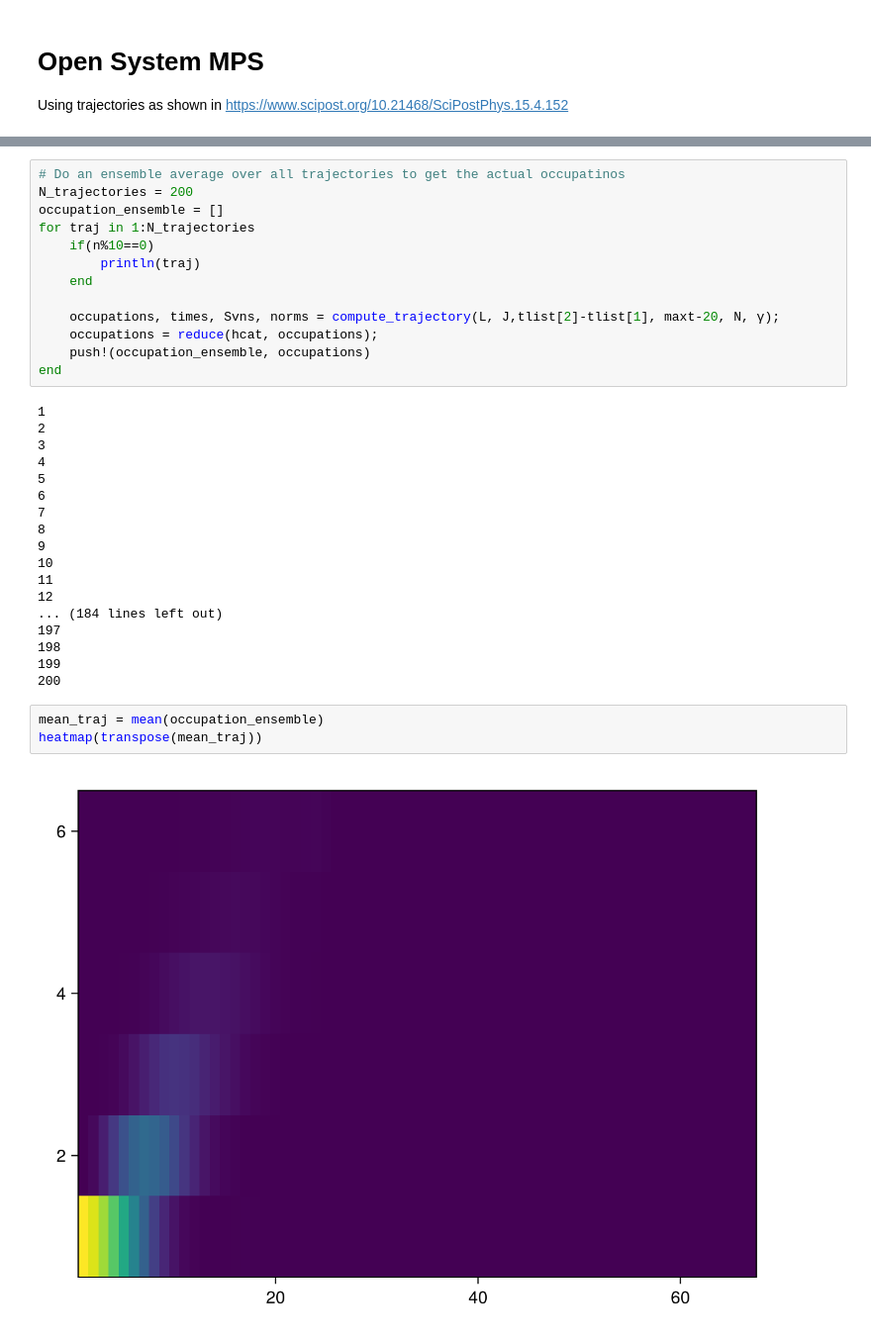
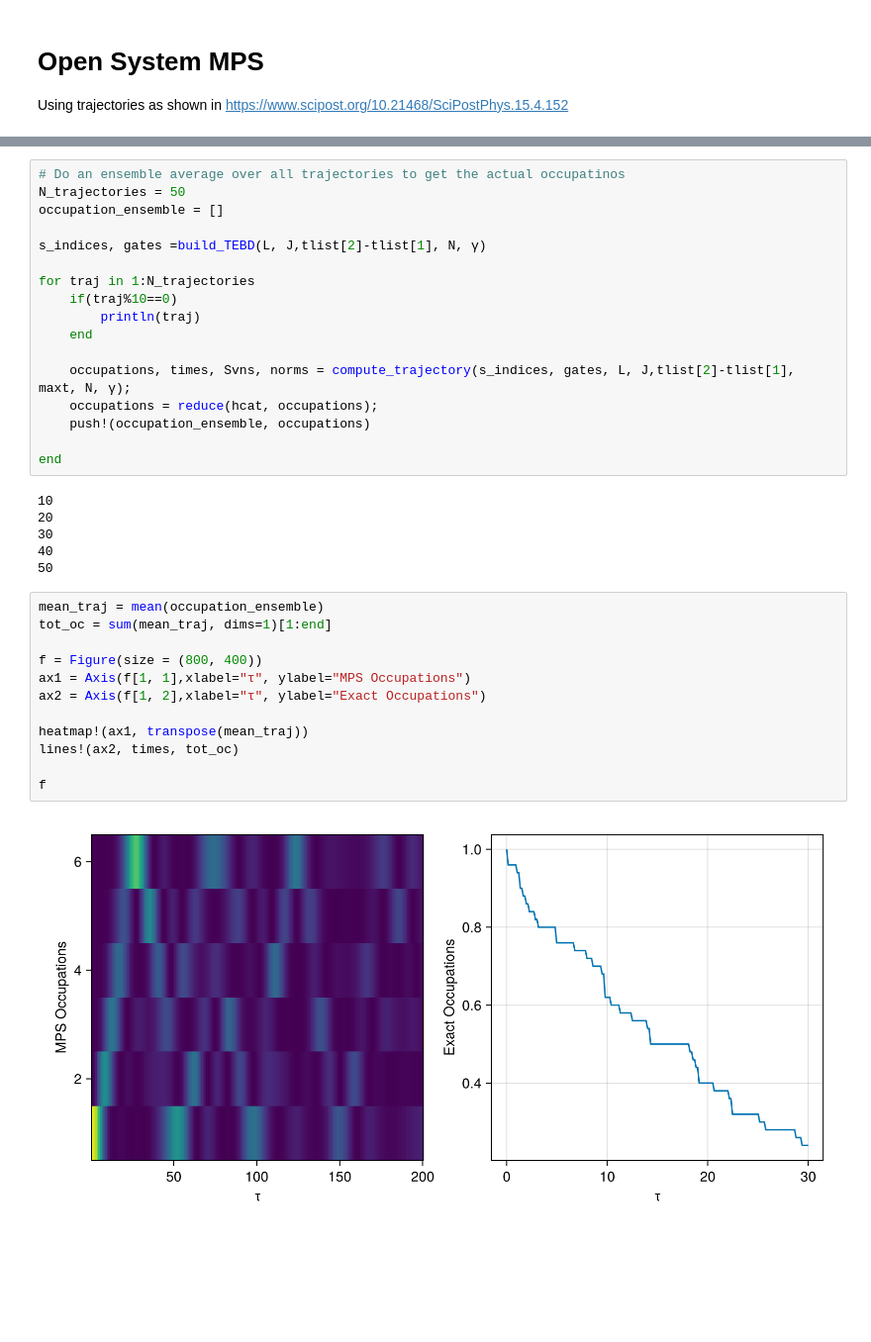
Before and after one commit to Ssalazar12/open_system_tn, a Jupyter notebook: notebooks/tight_binding_open.ipynb, the cells around one changed output, grey strips where cells are left out. Shown at 99% size. Saved outputs shown, nothing was run; the diff lists cells and outputs as text; blank space fills up the shorter version.

Commit message:
worked on the tensor network trajectories code

```diff
--- a/notebooks/tight_binding_open.ipynb
+++ b/notebooks/tight_binding_open.ipynb
@@ -317,36 +349,37 @@ lines(times, real(norms))
 # %%
 # Do an ensemble average over all trajectories to get the actual occupatinos
-N_trajectories = 200
+N_trajectories = 50
 occupation_ensemble = []
+
+s_indices, gates =build_TEBD(L, J,tlist[2]-tlist[1], N, γ)
+
 for traj in 1:N_trajectories
-    if(n%10==0)
+    if(traj%10==0)
         println(traj)
     end
 
-    occupations, times, Svns, norms = compute_trajectory(L, J,tlist[2]-tlist[1], maxt-20, N, γ);
+    occupations, times, Svns, norms = compute_trajectory(s_indices, gates, L, J,tlist[2]-tlist[1], maxt, N, γ);
     occupations = reduce(hcat, occupations);
     push!(occupation_ensemble, occupations)
+
 end
 # %% [output]
-1
-2
-3
-4
-5
-6
-7
-8
-9
 10
-11
-12
-... (184 lines left out)
-197
-198
-199
-200
+20
+30
+40
+50
 # %%
 mean_traj = mean(occupation_ensemble)
-heatmap(transpose(mean_traj))
+tot_oc = sum(mean_traj, dims=1)[1:end]
+
+f = Figure(size = (800, 400))
+ax1 = Axis(f[1, 1],xlabel="τ", ylabel="MPS Occupations")
+ax2 = Axis(f[1, 2],xlabel="τ", ylabel="Exact Occupations")
+
+heatmap!(ax1, transpose(mean_traj))
+lines!(ax2, times, tot_oc)
+
+f
 # %% [output]
-[figure, old version]
+[figure, new version]
```
Also changed, not shown: parts of 10 cells of this notebook, 3 other files.
